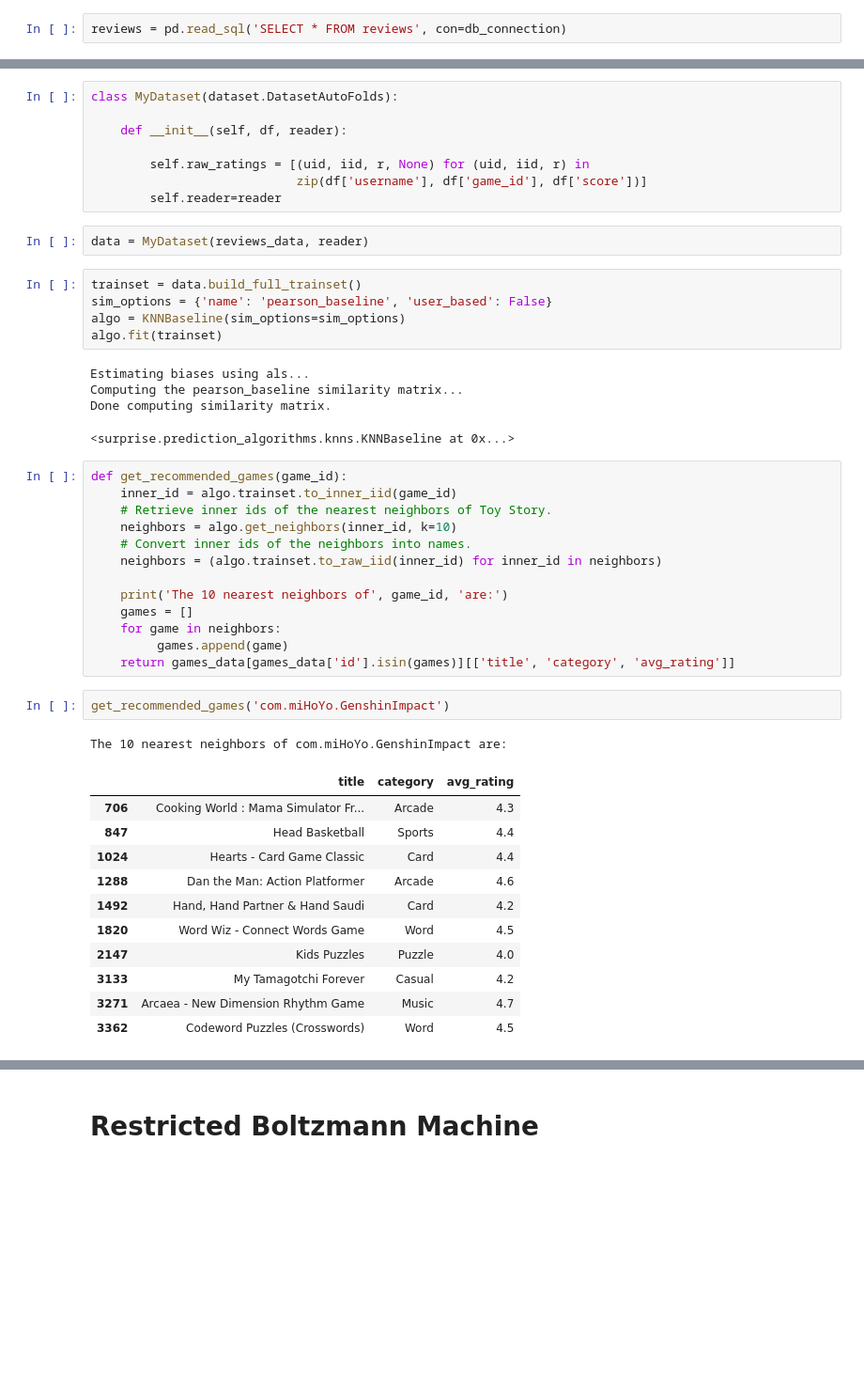
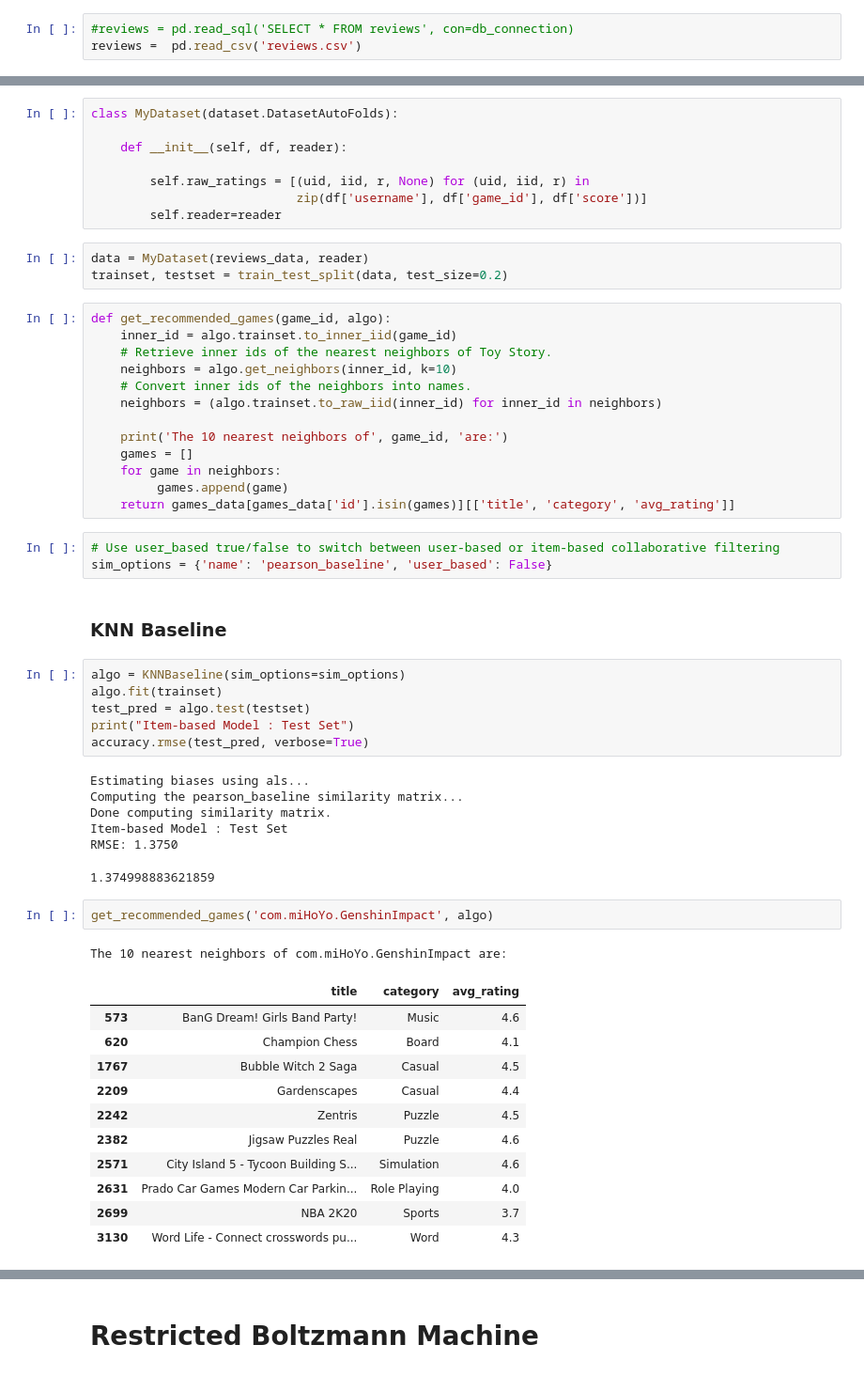
Before and after one commit to hieplk97/Recommendation-For-Games, a Jupyter notebook: jupyter_lab/Data Explorer.ipynb, the cells around one changed output, grey strips where cells are left out. Shown at 94% size. Saved outputs shown, nothing was run; the diff lists cells and outputs as text; blank space fills up the shorter version.

```diff
--- a/jupyter_lab/Data Explorer.ipynb
+++ b/jupyter_lab/Data Explorer.ipynb
@@ -388,7 +388,8 @@ get_recommendations('Genshin Impact')
 # %% [markdown]
 # Collaborative Filtering
 # %%
-reviews = pd.read_sql('SELECT * FROM reviews', con=db_connection)
+#reviews = pd.read_sql('SELECT * FROM reviews', con=db_connection)
+reviews =  pd.read_csv('reviews.csv')
 # %%
 reviews.head()
 # %% [output]
@@ -488,18 +490,9 @@ class MyDataset(dataset.DatasetAutoFolds):
         self.reader=reader
 # %%
 data = MyDataset(reviews_data, reader)
+trainset, testset = train_test_split(data, test_size=0.2)
-# %%
-trainset = data.build_full_trainset()
-sim_options = {'name': 'pearson_baseline', 'user_based': False}
-algo = KNNBaseline(sim_options=sim_options)
-algo.fit(trainset)
-# %% [output]
-Estimating biases using als...
-Computing the pearson_baseline similarity matrix...
-Done computing similarity matrix.
-<surprise.prediction_algorithms.knns.KNNBaseline at 0x...>
 # %%
-def get_recommended_games(game_id):
+def get_recommended_games(game_id, algo):
     inner_id = algo.trainset.to_inner_iid(game_id)
     # Retrieve inner ids of the nearest neighbors of Toy Story.
     neighbors = algo.get_neighbors(inner_id, k=10)
@@ -511,18 +504,36 @@ def get_recommended_games(game_id):
     for game in neighbors:
          games.append(game)
     return games_data[games_data['id'].isin(games)][['title', 'category', 'avg_rating']]
+# %%
+# Use user_based true/false to switch between user-based or item-based collaborative filtering
+sim_options = {'name': 'pearson_baseline', 'user_based': False}
+# %% [markdown]
+### KNN Baseline
+# %%
+algo = KNNBaseline(sim_options=sim_options)
+algo.fit(trainset)
+test_pred = algo.test(testset)
+print("Item-based Model : Test Set")
+accuracy.rmse(test_pred, verbose=True)
+# %% [output]
+Estimating biases using als...
+Computing the pearson_baseline similarity matrix...
+Done computing similarity matrix.
+Item-based Model : Test Set
+RMSE: 1.3750
+1.374998883621859
 # %%
-get_recommended_games('com.miHoYo.GenshinImpact')
+get_recommended_games('com.miHoYo.GenshinImpact', algo)
 # %% [output]
 The 10 nearest neighbors of com.miHoYo.GenshinImpact are:
 |  | title | category | avg_rating |
-| 706 | Cooking World : Mama Simulator Fr... | Arcade | 4.3 |
-| 847 | Head Basketball | Sports | 4.4 |
-| 1024 | Hearts - Card Game Classic | Card | 4.4 |
-| 1288 | Dan the Man: Action Platformer | Arcade | 4.6 |
-| 1492 | Hand, Hand Partner & Hand Saudi | Card | 4.2 |
-| 1820 | Word Wiz - Connect Words Game | Word | 4.5 |
-| 2147 | Kids Puzzles | Puzzle | 4.0 |
-| 3133 | My Tamagotchi Forever | Casual | 4.2 |
-| 3271 | Arcaea - New Dimension Rhythm Game | Music | 4.7 |
-| 3362 | Codeword Puzzles (Crosswords) | Word | 4.5 |
+| 573 | BanG Dream! Girls Band Party! | Music | 4.6 |
+| 620 | Champion Chess | Board | 4.1 |
+| 1767 | Bubble Witch 2 Saga | Casual | 4.5 |
+| 2209 | Gardenscapes | Casual | 4.4 |
+| 2242 | Zentris | Puzzle | 4.5 |
+| 2382 | Jigsaw Puzzles Real | Puzzle | 4.6 |
+| 2571 | City Island 5 - Tycoon Building S... | Simulation | 4.6 |
+| 2631 | Prado Car Games Modern Car Parkin... | Role Playing | 4.0 |
+| 2699 | NBA 2K20 | Sports | 3.7 |
+| 3130 | Word Life - Connect crosswords pu... | Word | 4.3 |
```
Also changed, not shown: parts of 21 cells of this notebook.
